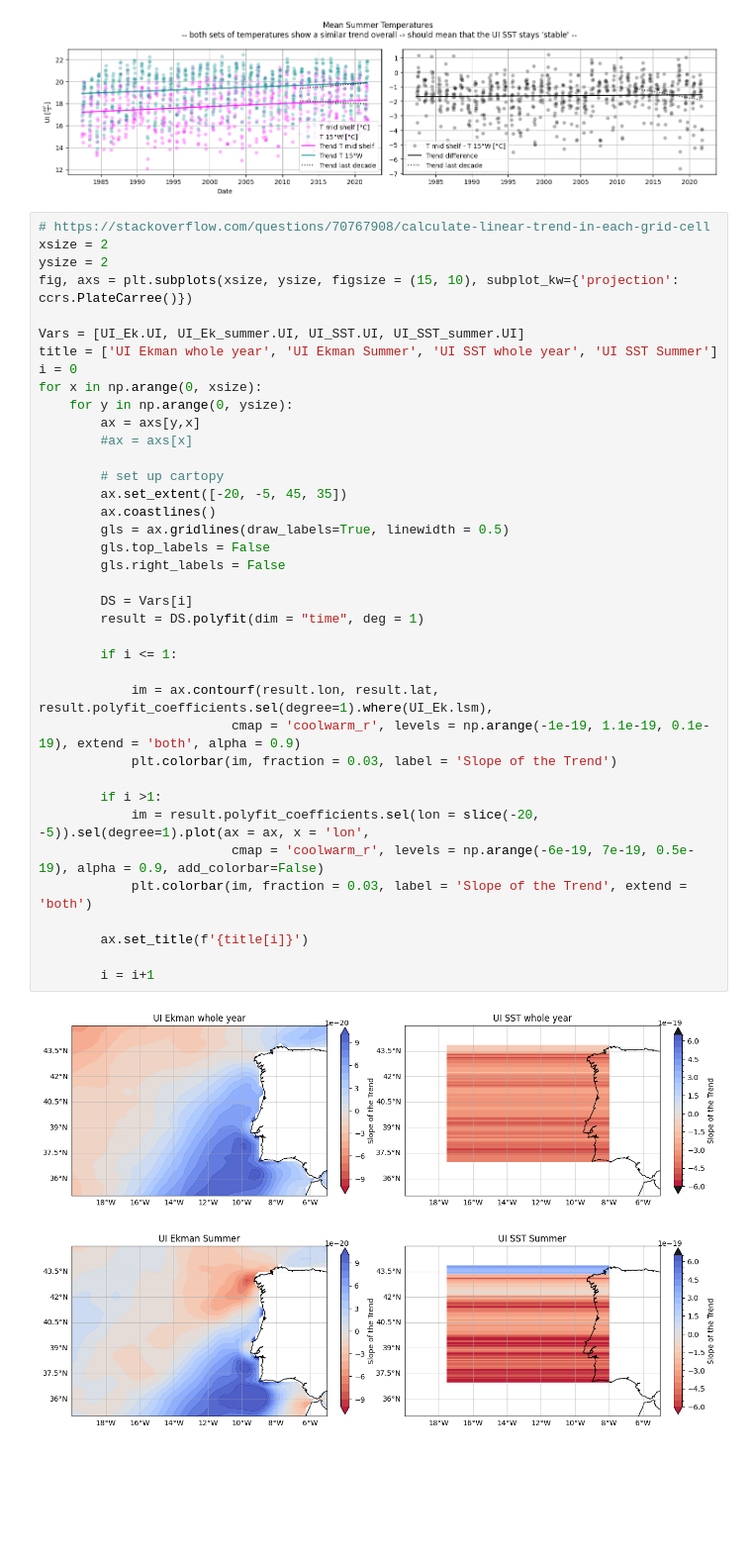
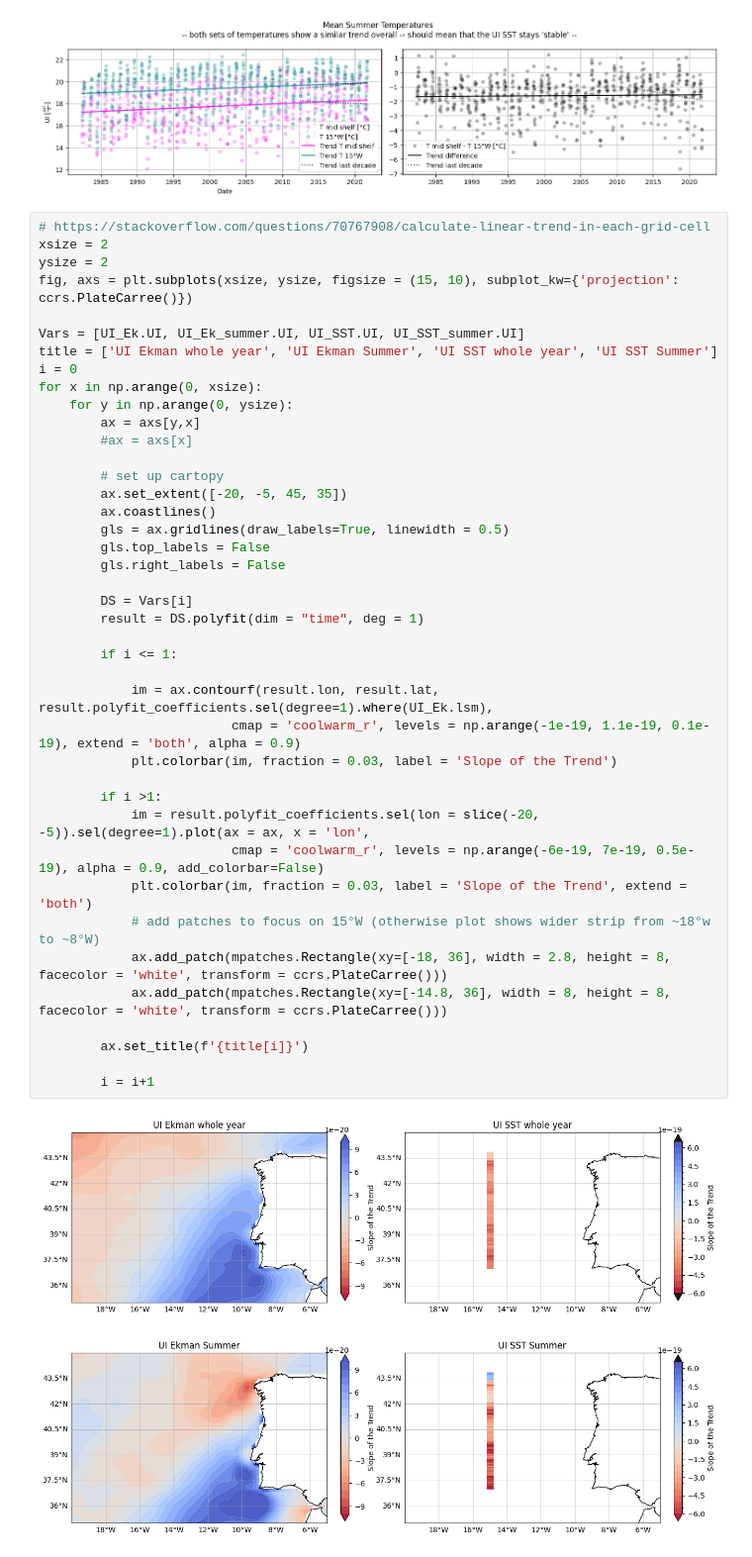
Before and after one commit to Marie-Louise-Korte/Iberian_Coast_Upwelling, a Jupyter notebook: 3_Compare_UIs.ipynb, the cells around one changed output. Shown at 99% size. Cells and saved outputs as stored; diff of their text form; blank space fills up the shorter version.

```diff
--- a/3_Compare_UIs.ipynb
+++ b/3_Compare_UIs.ipynb
@@ -415,31 +417,34 @@ i = 0
 for x in np.arange(0, xsize):
     for y in np.arange(0, ysize):
         ax = axs[y,x]
         #ax = axs[x]
 
         # set up cartopy
         ax.set_extent([-20, -5, 45, 35])
         ax.coastlines()
         gls = ax.gridlines(draw_labels=True, linewidth = 0.5)
         gls.top_labels = False
         gls.right_labels = False
 
         DS = Vars[i]
         result = DS.polyfit(dim = "time", deg = 1)
 
         if i <= 1:
 
             im = ax.contourf(result.lon, result.lat, result.polyfit_coefficients.sel(degree=1).where(UI_Ek.lsm),
                          cmap = 'coolwarm_r', levels = np.arange(-1e-19, 1.1e-19, 0.1e-19), extend = 'both', alpha = 0.9)
             plt.colorbar(im, fraction = 0.03, label = 'Slope of the Trend')
 
         if i >1:
             im = result.polyfit_coefficients.sel(lon = slice(-20, -5)).sel(degree=1).plot(ax = ax, x = 'lon',
                          cmap = 'coolwarm_r', levels = np.arange(-6e-19, 7e-19, 0.5e-19), alpha = 0.9, add_colorbar=False)
             plt.colorbar(im, fraction = 0.03, label = 'Slope of the Trend', extend = 'both')
+            # add patches to focus on 15°W (otherwise plot shows wider strip from ~18°w to ~8°W)
+            ax.add_patch(mpatches.Rectangle(xy=[-18, 36], width = 2.8, height = 8, facecolor = 'white', transform = ccrs.PlateCarree()))
+            ax.add_patch(mpatches.Rectangle(xy=[-14.8, 36], width = 8, height = 8, facecolor = 'white', transform = ccrs.PlateCarree()))
 
         ax.set_title(f'{title[i]}')
 
         i = i+1
 # %% [output]
-[figure, old version]
+[figure, new version]
```
Also changed, not shown: parts of 17 cells of this notebook.
